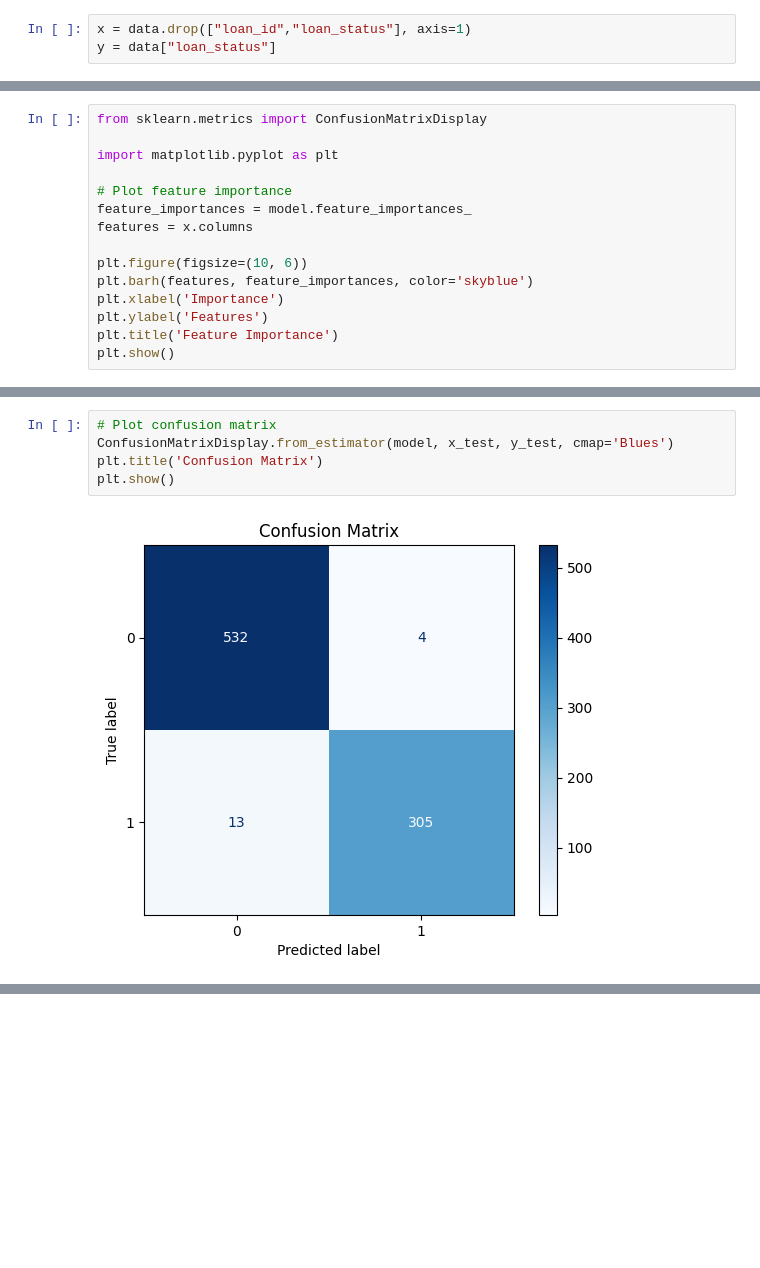
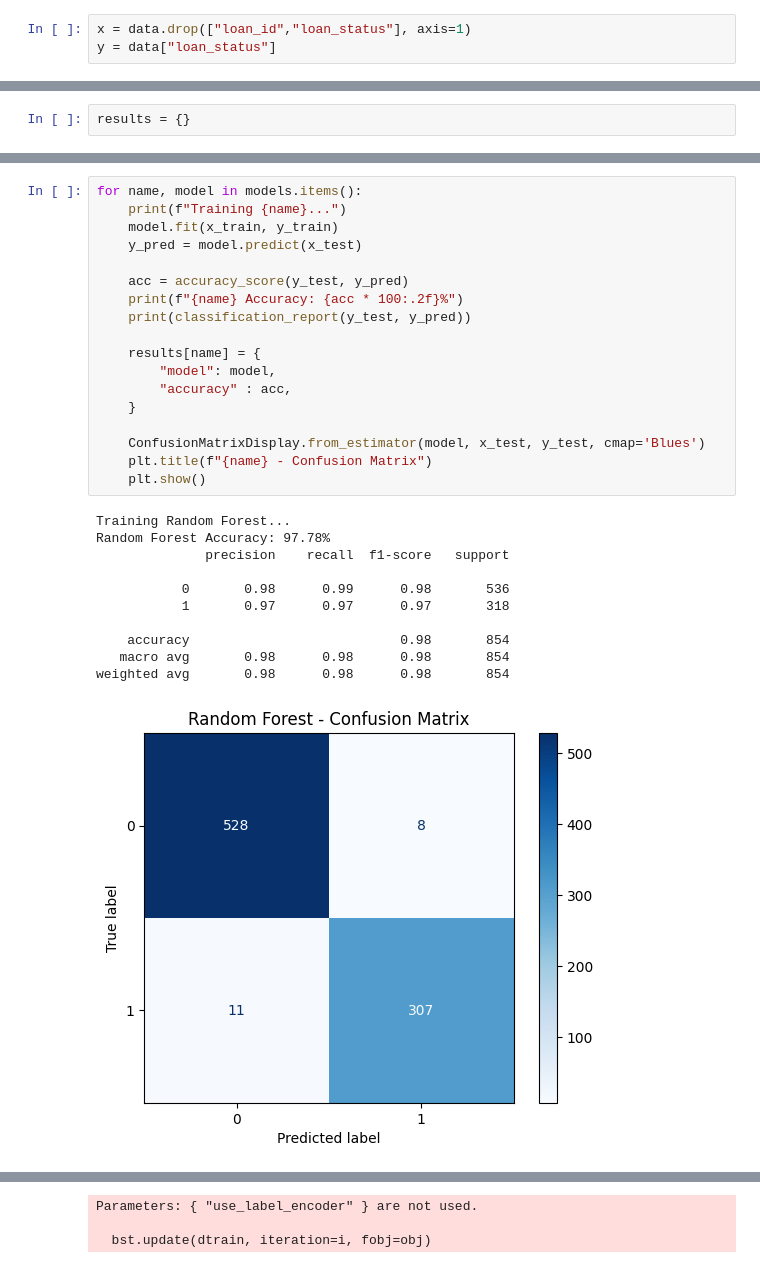
Before and after one commit to prakashwaddar628/loan_approval, a Jupyter notebook: backend/train_model/train_model.ipynb, the cells around one changed output, grey strips where cells are left out. Drawn from its saved outputs; the diff is of its cells as text; blank space fills up the shorter version.

Commit message:
added linear regression model and XGBoost model

```diff
--- a/backend/train_model/train_model.ipynb
+++ b/backend/train_model/train_model.ipynb
@@ -73,15 +52,2 @@ weighted avg       0.98      0.98      0.98       854
 # %%
-from sklearn.metrics import ConfusionMatrixDisplay
-
-import matplotlib.pyplot as plt
-
-# Plot feature importance
-feature_importances = model.feature_importances_
-features = x.columns
-
-plt.figure(figsize=(10, 6))
-plt.barh(features, feature_importances, color='skyblue')
-plt.xlabel('Importance')
-plt.ylabel('Features')
-plt.title('Feature Importance')
-plt.show()
+results = {}
@@ -90,7 +54,30 @@ plt.show()
 # %%
-# Plot confusion matrix
-ConfusionMatrixDisplay.from_estimator(model, x_test, y_test, cmap='Blues')
-plt.title('Confusion Matrix')
-plt.show()
+for name, model in models.items():
+    print(f"Training {name}...")
+    model.fit(x_train, y_train)
+    y_pred = model.predict(x_test)
+
+    acc = accuracy_score(y_test, y_pred)
+    print(f"{name} Accuracy: {acc * 100:.2f}%")
+    print(classification_report(y_test, y_pred))
+
+    results[name] = {
+        "model": model,
+        "accuracy" : acc,
+    }
+
+    ConfusionMatrixDisplay.from_estimator(model, x_test, y_test, cmap='Blues')
+    plt.title(f"{name} - Confusion Matrix")
+    plt.show()
 # %% [output]
+Training Random Forest...
+Random Forest Accuracy: 97.78%
+              precision    recall  f1-score   support
+
+           0       0.98      0.99      0.98       536
+           1       0.97      0.97      0.97       318
+
+    accuracy                           0.98       854
+   macro avg       0.98      0.98      0.98       854
+weighted avg       0.98      0.98      0.98       854
-[figure, old version]
+[figure, new version]
@@ -96,0 +105,3 @@ plt.show()
+Parameters: { "use_label_encoder" } are not used.
+
+  bst.update(dtrain, iteration=i, fobj=obj)
```
Also changed, not shown: parts of 12 cells of this notebook, 1 other file.
